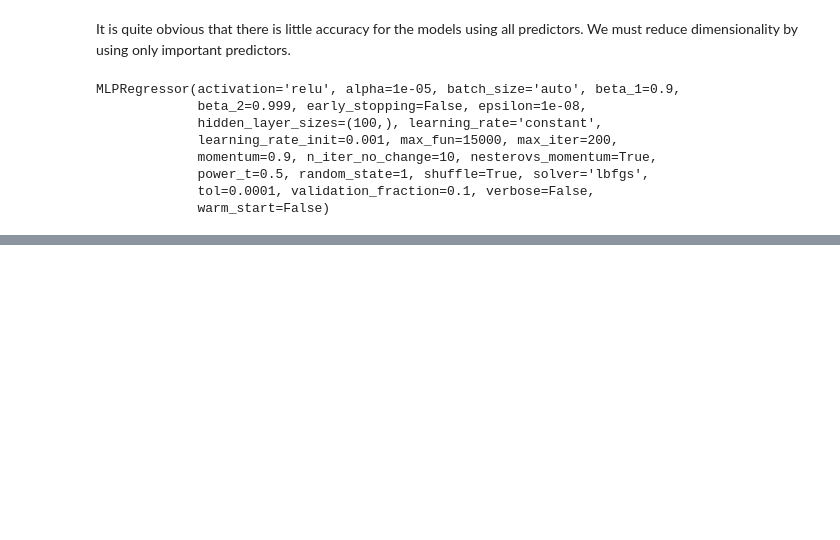
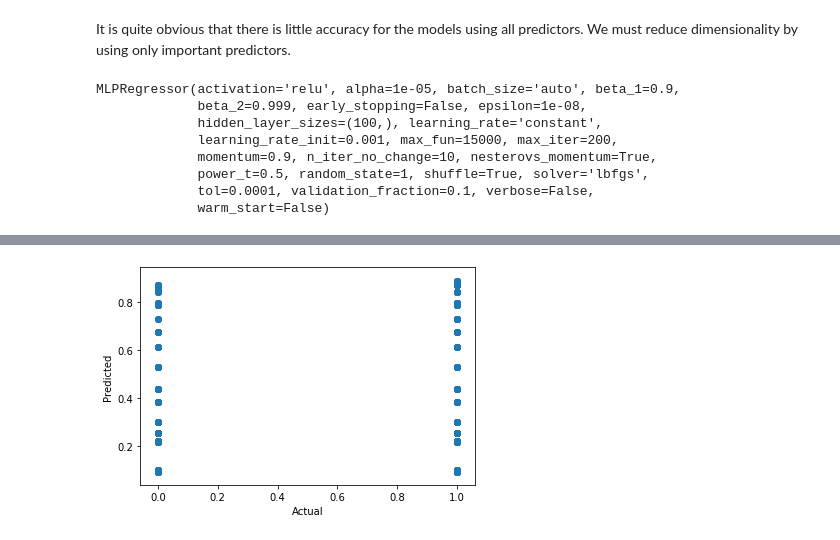
Before and after one commit to bmccxd/IST-5520-SP20-G1, a Jupyter notebook: ANN_DevEnvironment.ipynb, the cells around one changed output, grey strips where cells are left out. Saved outputs shown, nothing was run; the diff lists cells and outputs as text; code cells hidden in the pictures; blank space fills up the shorter version.

```diff
--- a/ANN_DevEnvironment.ipynb
+++ b/ANN_DevEnvironment.ipynb
@@ -370,3 +354,18 @@ ann4 = neural_network.MLPRegressor(solver='lbfgs',
+# %%
+ann4 = neural_network.MLPRegressor(hidden_layer_sizes = (10, 15, 10))
+
+
+ann4.fit(train_x_imp, train_y)
+
+pred_y4 = ann4.predict(test_x_imp)
+pd.Series(pred_y4).describe()
+
+plt.scatter(test_y, pred_y4)
+plt.xlabel('Actual')
+plt.ylabel('Predicted')
+plt.show()
+# %% [output]
+[figure, added]
 # %%
 ann4.fit(train_x_imp, train_y)
 # %% [output]
```
Also changed, not shown: parts of 10 cells of this notebook, 1 other file.
